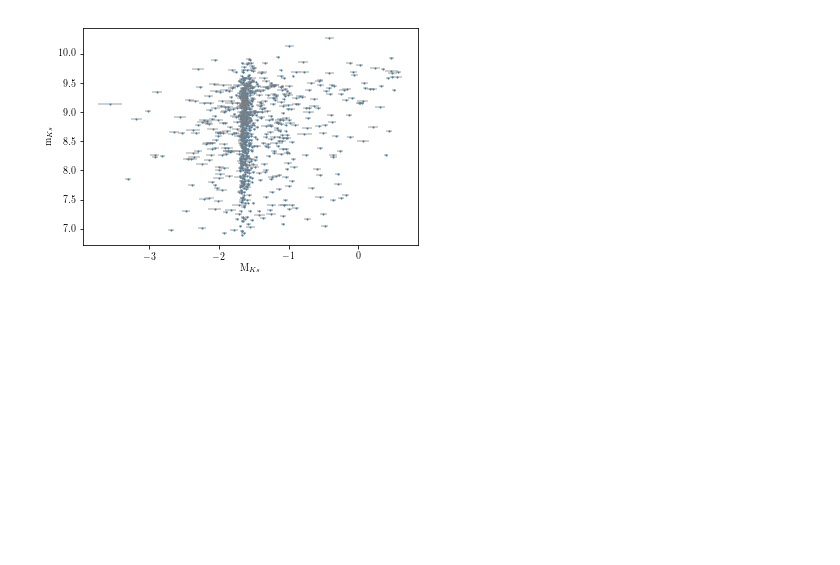
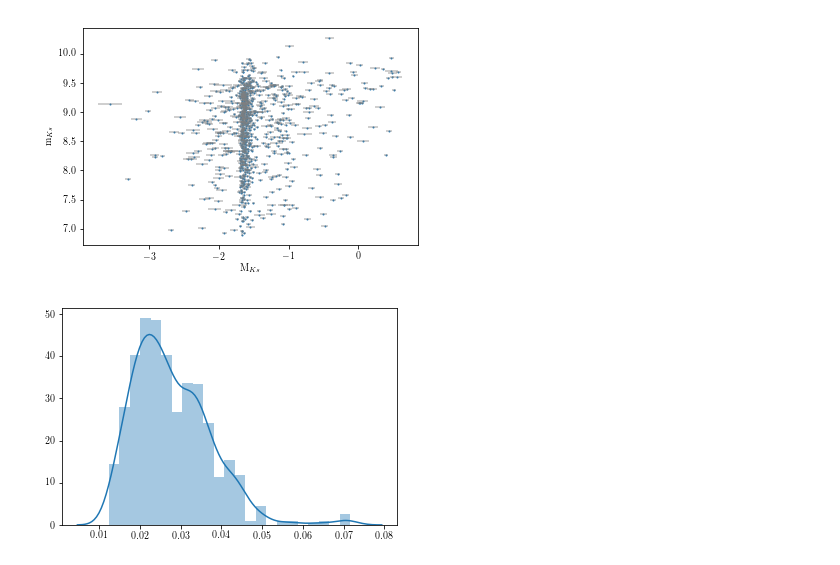
Before and after one commit to ojhall94/omnitool, a Jupyter notebook: examples/example_spyglass.ipynb, the cells around one changed output. Saved outputs shown, nothing was run; the diff lists cells and outputs as text; code cells hidden in the pictures; blank space fills up the shorter version.

```diff
--- a/example_spyglass.ipynb
+++ b/examples/example_spyglass.ipynb
@@ -90,0 +89,8 @@ Av = sg.get_Av()
+# %%
+'''If you want, make a quick test that the Av collection from the
+Bayestar 2017 database is working...'''
+Av = sg.get_Av()
+sns.distplot(Av)
+plt.show()
+# %% [output]
+[figure, added]
```
Also changed, not shown: parts of 1 cell of this notebook.
